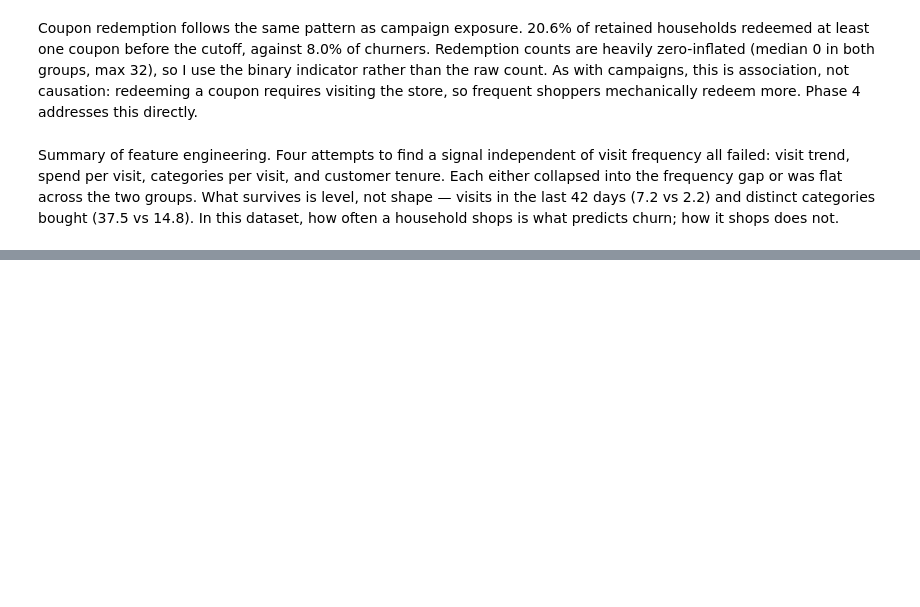
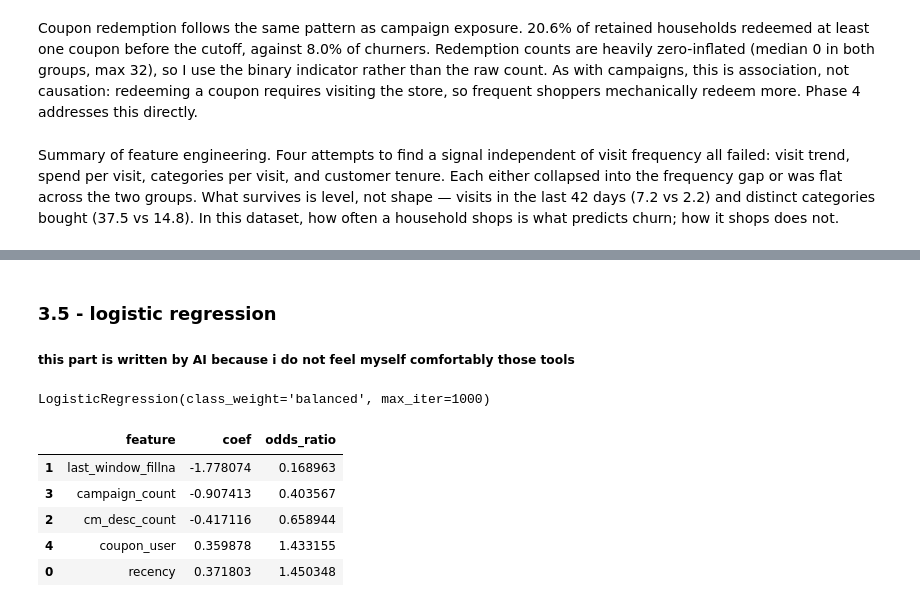
Before and after one commit to enes089r/customer-churn-campaign-analytics, a Jupyter notebook: 03_churn_model.ipynb, the cells around one changed output, grey strips where cells are left out. Cells and saved outputs as stored; diff of their text form; code cells hidden in the pictures; blank space fills up the shorter version.

Commit message:
logistic regression and XGBoost

```diff
--- a/03_churn_model.ipynb
+++ b/03_churn_model.ipynb
@@ -692,0 +707,19 @@ Summary of feature engineering. Four attempts to find a signal independent of vi
+# %%
+features = ["recency", "last_window_fillna", "cm_desc_count", "campaign_count", "coupon_user"]
+X = rfm_active[features]
+y = rfm_active["churn"]
+# %%
+from sklearn.model_selection import train_test_split
+
+X_train, X_test, y_train, y_test = train_test_split(
+    X, y, test_size=0.25, stratify=y, random_state=42
+)
+# this line is written by AI
+# %%
+from sklearn.preprocessing import StandardScaler
+
+scaler = StandardScaler()
+X_train_scaled = scaler.fit_transform(X_train)
+X_test_scaled = scaler.transform(X_test)
+
+# this line is written by AI
@@ -692,0 +730,25 @@ Summary of feature engineering. Four attempts to find a signal independent of vi
+# %% [markdown]
+### 3.5 - logistic regression
+##### this part is written by AI because i do not feel myself comfortably those tools
+# %%
+from sklearn.linear_model import LogisticRegression
+
+model = LogisticRegression(class_weight="balanced", max_iter=1000)
+model.fit(X_train_scaled, y_train)
+# %% [output]
+LogisticRegression(class_weight='balanced', max_iter=1000)
+# %%
+coefs = pd.DataFrame({
+    "feature": features,
+    "coef": model.coef_[0],
+    "odds_ratio": np.exp(model.coef_[0])
+}).sort_values("coef")
+
+coefs
+# %% [output]
+|  | feature | coef | odds_ratio |
+| 1 | last_window_fillna | -1.778074 | 0.168963 |
+| 3 | campaign_count | -0.907413 | 0.403567 |
+| 2 | cm_desc_count | -0.417116 | 0.658944 |
+| 4 | coupon_user | 0.359878 | 1.433155 |
+| 0 | recency | 0.371803 | 1.450348 |
```
Also changed, not shown: parts of 11 cells of this notebook.
